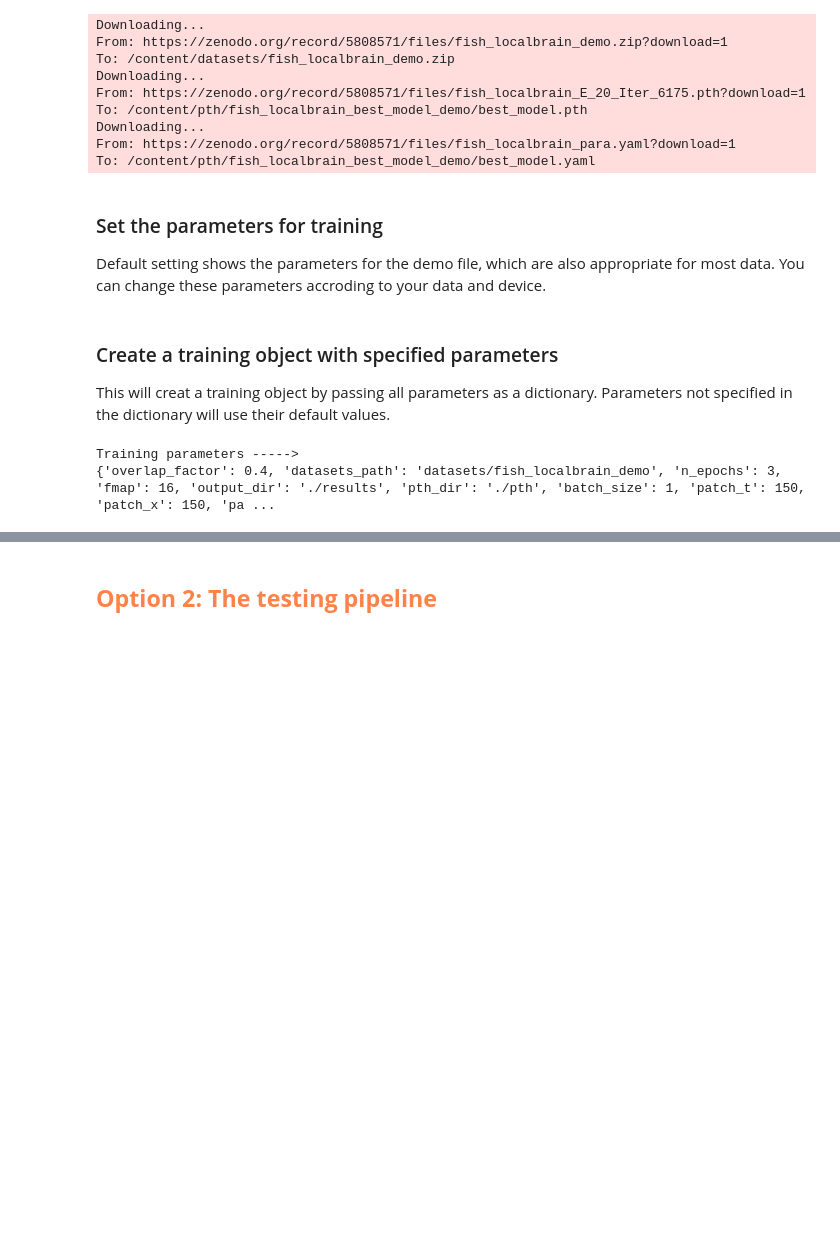
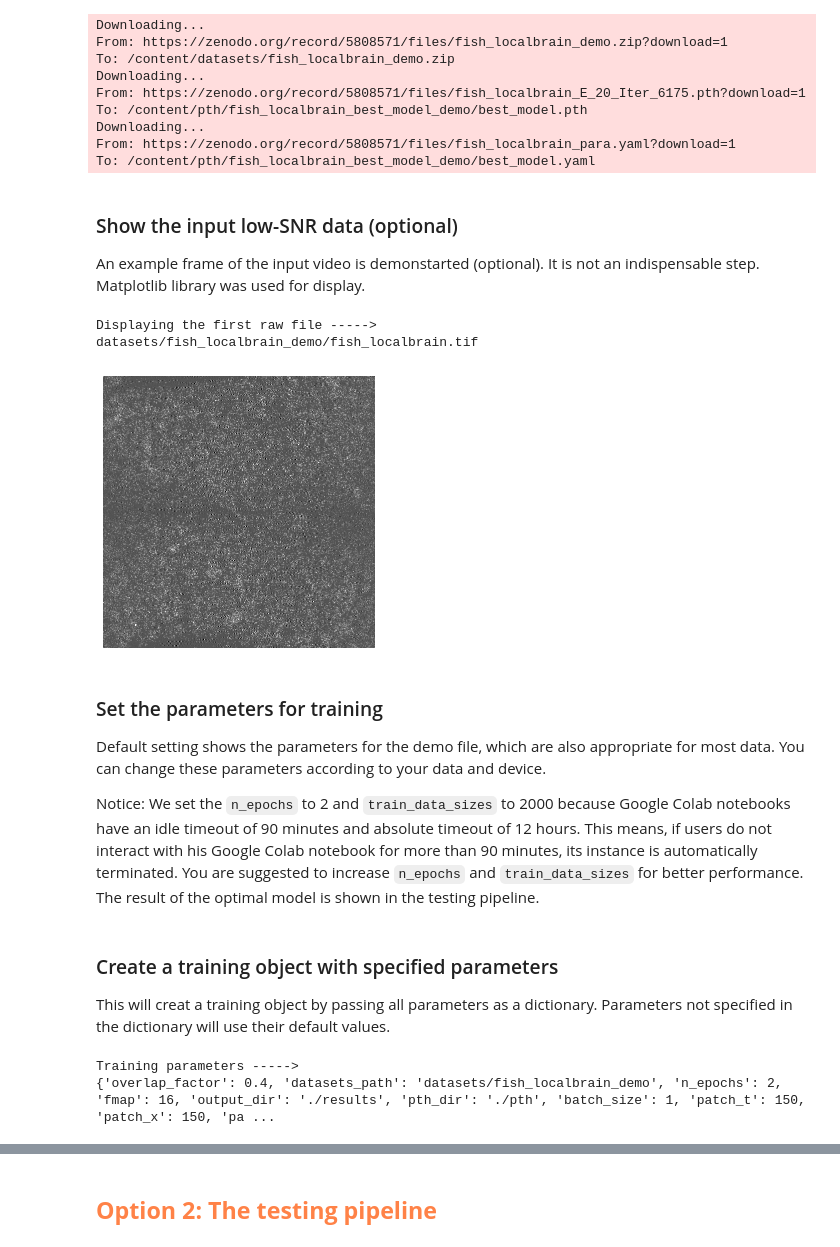
Before and after one commit to cabooster/DeepCAD-RT, a Jupyter notebook: DeepCAD_RT_pytorch/notebooks/DeepCAD_RT_demo_colab.ipynb, the cells around one changed output, grey strips where cells are left out. Saved outputs shown, nothing was run; the diff lists cells and outputs as text; code cells hidden in the pictures; blank space fills up the shorter version.

```diff
--- a/DeepCAD_RT_pytorch/notebooks/DeepCAD_RT_demo_colab.ipynb
+++ b/DeepCAD_RT_pytorch/notebooks/DeepCAD_RT_demo_colab.ipynb
@@ -71,7 +78,7 @@ if download_demo_file:
     file_name='fish_localbrain' # select the demo file you want to train (e.g. 'ATP_3D', 'fish_localbrain', 'NP_3D', ...)
     datasets_path, _ =download_demo(download_filename=file_name)
 else:
-    datasets_path = 'datasets/2RPN-1000'  # folder containing files for training
+    datasets_path = 'datasets/fish_localbrain_demo'  # folder containing files for training
 # %% [output]
 Downloading...
 From: https://zenodo.org/record/5808571/files/fish_localbrain_demo.zip?download=1
@@ -82,7 +89,34 @@ To: /content/pth/fish_localbrain_best_model_demo/best_model.pth
 Downloading...
 From: https://zenodo.org/record/5808571/files/fish_localbrain_para.yaml?download=1
 To: /content/pth/fish_localbrain_best_model_demo/best_model.yaml
+# %% [markdown]
+### Show the input low-SNR data (optional)
+
+An example frame of the input video is demonstarted (optional). It is not an indispensable step. Matplotlib library was used for display.
+# %%
+import matplotlib
+import matplotlib.pyplot as plt
+import matplotlib as mpl
+%matplotlib inline
+mpl.rcParams['figure.figsize'] = (5,5)
+display_images = True
+
+if display_images:
+    display_filename = get_first_filename(datasets_path)
+    print('\033[1;31mDisplaying the first raw file -----> \033[0m')
+    print(display_filename)
+    # normalize the image and display
+    img = display_img(display_filename,norm_min_percent=1, norm_max_percent=99)
+    plt.imshow(img,cmap=plt.cm.gray,vmin=0,vmax=255)
+    plt.axis('off')
+    plt.show()
+# %% [output]
+Displaying the first raw file ----->
+datasets/fish_localbrain_demo/fish_localbrain.tif
+[figure, added]
 # %% [markdown]
 ### Set the parameters for training
-Default setting shows the parameters for the demo file, which are also appropriate for most data. You can change these parameters accroding to your data and device.
+Default setting shows the parameters for the demo file, which are also appropriate for most data. You can change these parameters according to your data and device.
+
+Notice: We set the `n_epochs` to 2 and `train_data_sizes` to 2000 because Google Colab notebooks have an idle timeout of 90 minutes and absolute timeout of 12 hours. This means, if users do not interact with his Google Colab notebook for more than 90 minutes, its instance is automatically terminated. You are suggested to  increase `n_epochs` and `train_data_sizes` for better performance. The result of the optimal model is shown in the testing pipeline.
 # %%
@@ -101,31 +135,32 @@ This will creat a training object by passing all parameters as a dictionary. Par
 # %%
 train_dict = {
     # dataset dependent parameters
-    'patch_x': patch_xyt,                # you can change these params if use anisotropy patch size
-    'patch_y': patch_xyt,
-    'patch_t': patch_xyt,
-    'overlap_factor':overlap_factor,
-    'scale_factor': 1,                  # the factor for image intensity scaling
-    'select_img_num': 2000,              # select the number of images used for training (use 2000 frames in colab)
-    'train_datasets_size': train_datasets_size,
-    'datasets_path': datasets_path,
-    'pth_dir': './pth',
+    'patch_x': patch_xyt,                          # the width of 3D patches
+    'patch_y': patch_xyt,                          # the height of 3D patches
+    'patch_t': patch_xyt,                          # the time dimension (frames) of 3D patches
+    'overlap_factor':overlap_factor,               # the factor for image intensity scaling
+    'scale_factor': 1,                             # the factor for image intensity scaling
+    'select_img_num': 2000,                        # select the number of images used for training (use 2000 frames in colab)
+    'train_datasets_size': train_datasets_size,    # datasets size for training (how many 3D patches)
+    'datasets_path': datasets_path,                # folder containing files for training
+    'pth_dir': './pth',                            # the path for pth file and result images
 
     # network related parameters
-    'n_epochs': n_epochs,
-    'lr': 0.00005,                       # initial learning rate
-    'b1': 0.5,                          # Adam: bata1
-    'b2': 0.999,                         # Adam: bata2
-    'fmap': 16,                          # number of feature maps
-    'GPU': GPU,
-    'num_workers': num_workers,
-    'visualize_images_per_epoch': False,
-    'save_test_images_per_epoch': save_test_images_per_epoch
+    'n_epochs': n_epochs,                          # the number of training epochs
+    'lr': 0.00005,                                 # learning rate
+    'b1': 0.5,                                     # Adam: bata1
+    'b2': 0.999,                                   # Adam: bata2
+    'fmap': 16,                                    # model complexity
+    'GPU': GPU,                                    # GPU index
+    'num_workers': num_workers,                    # if you use Windows system, set this to 0.
+    'visualize_images_per_epoch': False,                       # whether to show result images after each epoch
+    'save_test_images_per_epoch': save_test_images_per_epoch,  # whether to save result images after each epoch
+    'colab_display': True
 }
 tc = training_class(train_dict)
 # %% [output]
 Training parameters ----->
-{'overlap_factor': 0.4, 'datasets_path': 'datasets/fish_localbrain_demo', 'n_epochs': 3, 'fmap': 16, 'output_dir': './results', 'pth_dir': './pth', 'batch_size': 1, 'patch_t': 150, 'patch_x': 150, 'pa ...
+{'overlap_factor': 0.4, 'datasets_path': 'datasets/fish_localbrain_demo', 'n_epochs': 2, 'fmap': 16, 'output_dir': './results', 'pth_dir': './pth', 'batch_size': 1, 'patch_t': 150, 'patch_x': 150, 'pa ...
 # %% [markdown]
 ### Start training
 The training models and results can be downloaded in /content/pth folder.
```
Also changed, not shown: parts of 21 cells of this notebook.
